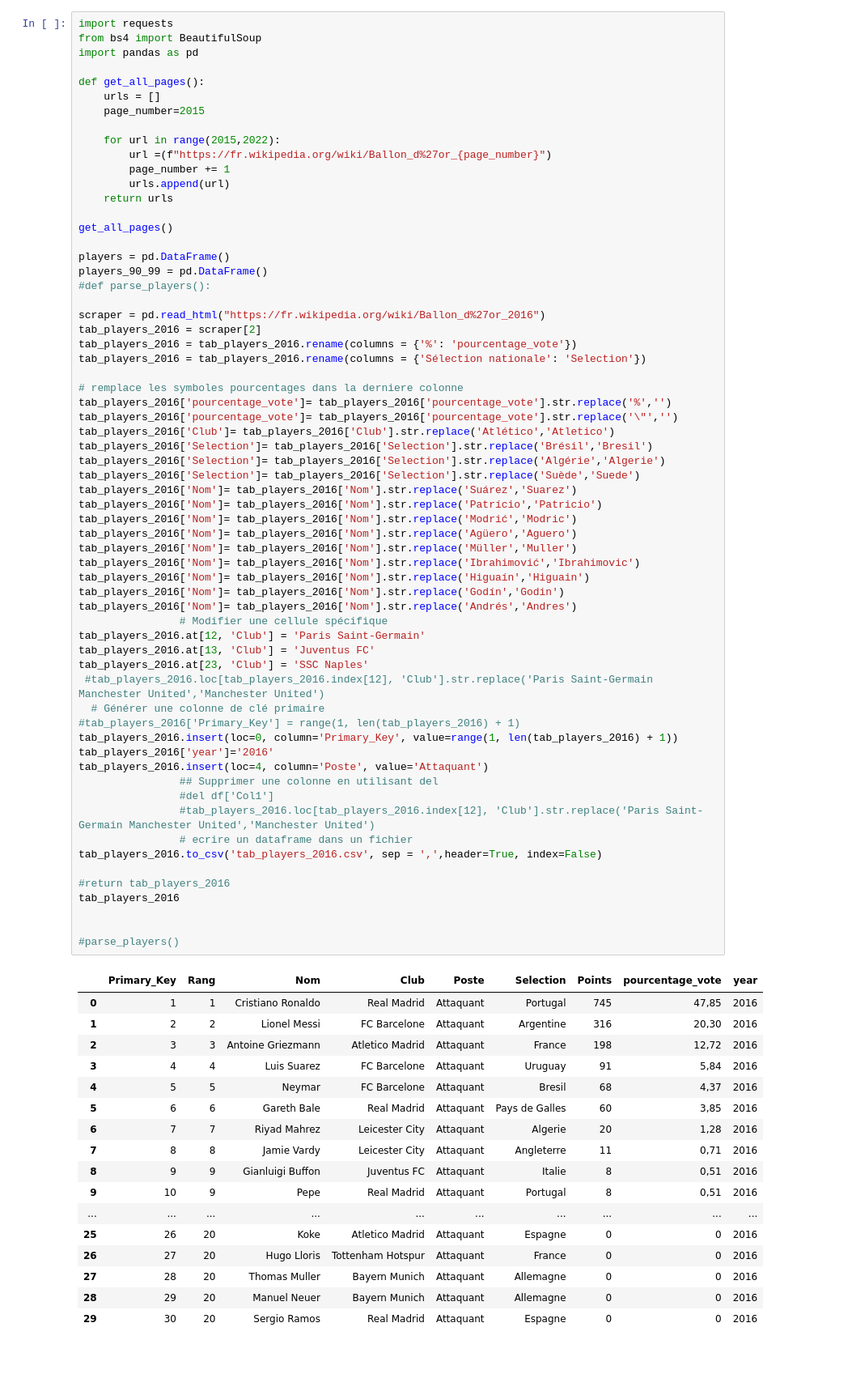
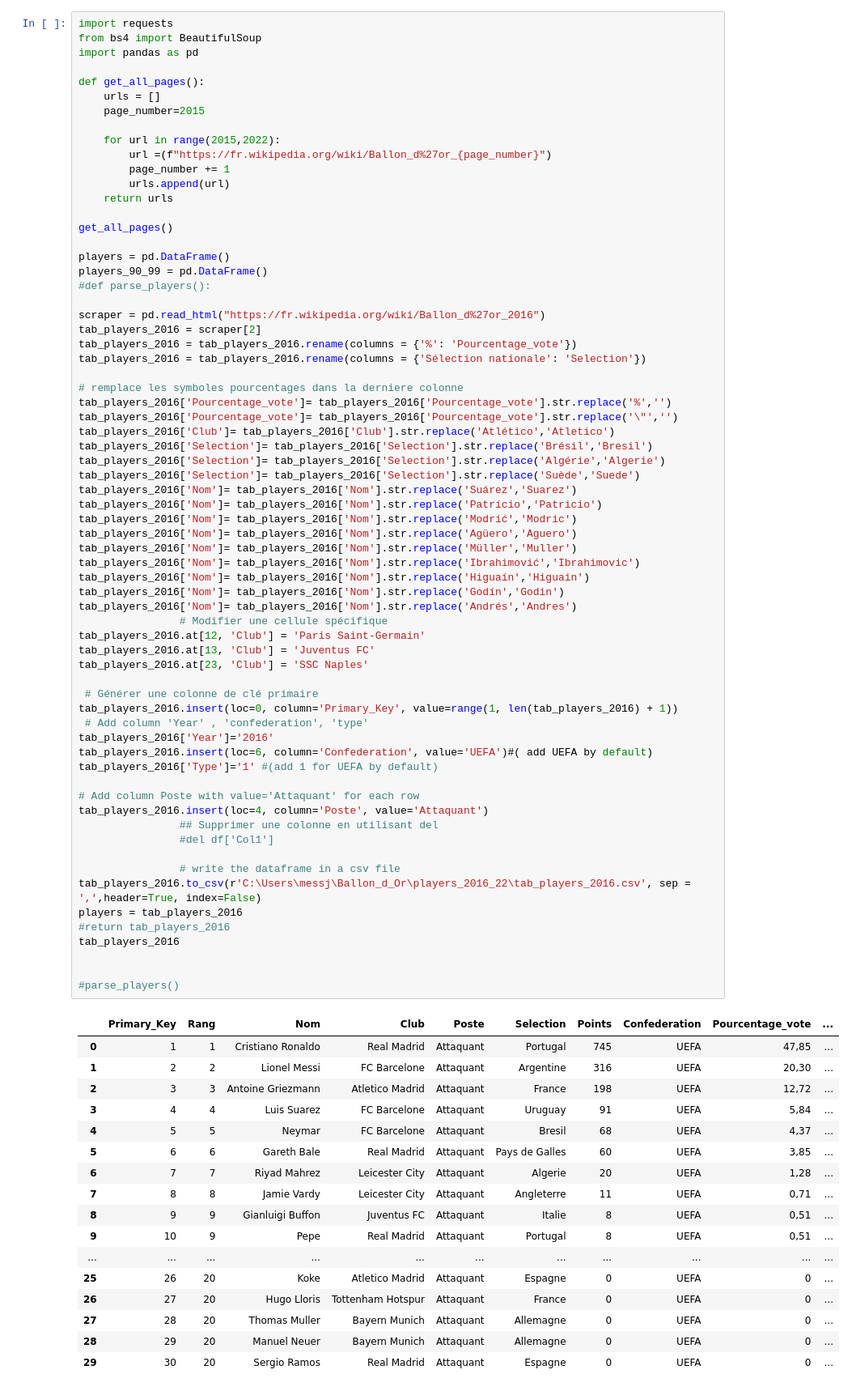
Before and after one commit to Lamessolo/BallonD_or_Analyse, a Jupyter notebook: BallondOrScraping.ipynb, the cells around one changed output. Shown at 81% size. Saved outputs shown, nothing was run; the diff lists cells and outputs as text; blank space fills up the shorter version.

```diff
--- a/BallondOrScraping.ipynb
+++ b/BallondOrScraping.ipynb
@@ -44,64 +45,68 @@ players_90_99 = pd.DataFrame()
 
 scraper = pd.read_html("https://fr.wikipedia.org/wiki/Ballon_d%27or_2016")
 tab_players_2016 = scraper[2]
-tab_players_2016 = tab_players_2016.rename(columns = {'%': 'pourcentage_vote'})
+tab_players_2016 = tab_players_2016.rename(columns = {'%': 'Pourcentage_vote'})
 tab_players_2016 = tab_players_2016.rename(columns = {'Sélection nationale': 'Selection'})
 
 # remplace les symboles pourcentages dans la derniere colonne
-tab_players_2016['pourcentage_vote']= tab_players_2016['pourcentage_vote'].str.replace('%','')
-tab_players_2016['pourcentage_vote']= tab_players_2016['pourcentage_vote'].str.replace('\"','')
+tab_players_2016['Pourcentage_vote']= tab_players_2016['Pourcentage_vote'].str.replace('%','')
+tab_players_2016['Pourcentage_vote']= tab_players_2016['Pourcentage_vote'].str.replace('\"','')
 tab_players_2016['Club']= tab_players_2016['Club'].str.replace('Atlético','Atletico')
 tab_players_2016['Selection']= tab_players_2016['Selection'].str.replace('Brésil','Bresil')
 tab_players_2016['Selection']= tab_players_2016['Selection'].str.replace('Algérie','Algerie')
 tab_players_2016['Selection']= tab_players_2016['Selection'].str.replace('Suède','Suede')
 tab_players_2016['Nom']= tab_players_2016['Nom'].str.replace('Suárez','Suarez')
 tab_players_2016['Nom']= tab_players_2016['Nom'].str.replace('Patrício','Patricio')
 tab_players_2016['Nom']= tab_players_2016['Nom'].str.replace('Modrić','Modric')
 tab_players_2016['Nom']= tab_players_2016['Nom'].str.replace('Agüero','Aguero')
 tab_players_2016['Nom']= tab_players_2016['Nom'].str.replace('Müller','Muller')
 tab_players_2016['Nom']= tab_players_2016['Nom'].str.replace('Ibrahimović','Ibrahimovic')
 tab_players_2016['Nom']= tab_players_2016['Nom'].str.replace('Higuaín','Higuain')
 tab_players_2016['Nom']= tab_players_2016['Nom'].str.replace('Godín','Godin')
 tab_players_2016['Nom']= tab_players_2016['Nom'].str.replace('Andrés','Andres')
                 # Modifier une cellule spécifique
 tab_players_2016.at[12, 'Club'] = 'Paris Saint-Germain'
 tab_players_2016.at[13, 'Club'] = 'Juventus FC'
 tab_players_2016.at[23, 'Club'] = 'SSC Naples'
- #tab_players_2016.loc[tab_players_2016.index[12], 'Club'].str.replace('Paris Saint-Germain Manchester United','Manchester United')
-  # Générer une colonne de clé primaire
-#tab_players_2016['Primary_Key'] = range(1, len(tab_players_2016) + 1)
+
+ # Générer une colonne de clé primaire
 tab_players_2016.insert(loc=0, column='Primary_Key', value=range(1, len(tab_players_2016) + 1))
-tab_players_2016['year']='2016'
+ # Add column 'Year' , 'confederation', 'type'
+tab_players_2016['Year']='2016'
+tab_players_2016.insert(loc=6, column='Confederation', value='UEFA')#( add UEFA by default)
+tab_players_2016['Type']='1' #(add 1 for UEFA by default)
+
+# Add column Poste with value='Attaquant' for each row
 tab_players_2016.insert(loc=4, column='Poste', value='Attaquant')
                 ## Supprimer une colonne en utilisant del
                 #del df['Col1']
-                #tab_players_2016.loc[tab_players_2016.index[12], 'Club'].str.replace('Paris Saint-Germain Manchester United','Manchester United')
-                # ecrire un dataframe dans un fichier
-tab_players_2016.to_csv('tab_players_2016.csv', sep = ',',header=True, index=False)
 
+                # write the dataframe in a csv file
+tab_players_2016.to_csv(r'C:\Users\messj\Ballon_d_Or\players_2016_22\tab_players_2016.csv', sep = ',',header=True, index=False)
+players = tab_players_2016
 #return tab_players_2016
 tab_players_2016
 
 
 #parse_players()
 # %% [output]
-|  | Primary_Key | Rang | Nom | Club | Poste | Selection | Points | pourcentage_vote | year |
-| 0 | 1 | 1 | Cristiano Ronaldo | Real Madrid | Attaquant | Portugal | 745 | 47,85 | 2016 |
-| 1 | 2 | 2 | Lionel Messi | FC Barcelone | Attaquant | Argentine | 316 | 20,30 | 2016 |
-| 2 | 3 | 3 | Antoine Griezmann | Atletico Madrid | Attaquant | France | 198 | 12,72 | 2016 |
-| 3 | 4 | 4 | Luis Suarez | FC Barcelone | Attaquant | Uruguay | 91 | 5,84 | 2016 |
-| 4 | 5 | 5 | Neymar | FC Barcelone | Attaquant | Bresil | 68 | 4,37 | 2016 |
-| 5 | 6 | 6 | Gareth Bale | Real Madrid | Attaquant | Pays de Galles | 60 | 3,85 | 2016 |
-| 6 | 7 | 7 | Riyad Mahrez | Leicester City | Attaquant | Algerie | 20 | 1,28 | 2016 |
-| 7 | 8 | 8 | Jamie Vardy | Leicester City | Attaquant | Angleterre | 11 | 0,71 | 2016 |
-| 8 | 9 | 9 | Gianluigi Buffon | Juventus FC | Attaquant | Italie | 8 | 0,51 | 2016 |
-| 9 | 10 | 9 | Pepe | Real Madrid | Attaquant | Portugal | 8 | 0,51 | 2016 |
-| ... | ... | ... | ... | ... | ... | ... | ... | ... | ... |
-| 25 | 26 | 20 | Koke | Atletico Madrid | Attaquant | Espagne | 0 | 0 | 2016 |
-| 26 | 27 | 20 | Hugo Lloris | Tottenham Hotspur | Attaquant | France | 0 | 0 | 2016 |
-| 27 | 28 | 20 | Thomas Muller | Bayern Munich | Attaquant | Allemagne | 0 | 0 | 2016 |
-| 28 | 29 | 20 | Manuel Neuer | Bayern Munich | Attaquant | Allemagne | 0 | 0 | 2016 |
-| 29 | 30 | 20 | Sergio Ramos | Real Madrid | Attaquant | Espagne | 0 | 0 | 2016 |
+|  | Primary_Key | Rang | Nom | Club | Poste | Selection | Points | Confederation | Pourcentage_vote | ... |
+| 0 | 1 | 1 | Cristiano Ronaldo | Real Madrid | Attaquant | Portugal | 745 | UEFA | 47,85 | ... |
+| 1 | 2 | 2 | Lionel Messi | FC Barcelone | Attaquant | Argentine | 316 | UEFA | 20,30 | ... |
+| 2 | 3 | 3 | Antoine Griezmann | Atletico Madrid | Attaquant | France | 198 | UEFA | 12,72 | ... |
+| 3 | 4 | 4 | Luis Suarez | FC Barcelone | Attaquant | Uruguay | 91 | UEFA | 5,84 | ... |
+| 4 | 5 | 5 | Neymar | FC Barcelone | Attaquant | Bresil | 68 | UEFA | 4,37 | ... |
+| 5 | 6 | 6 | Gareth Bale | Real Madrid | Attaquant | Pays de Galles | 60 | UEFA | 3,85 | ... |
+| 6 | 7 | 7 | Riyad Mahrez | Leicester City | Attaquant | Algerie | 20 | UEFA | 1,28 | ... |
+| 7 | 8 | 8 | Jamie Vardy | Leicester City | Attaquant | Angleterre | 11 | UEFA | 0,71 | ... |
+| 8 | 9 | 9 | Gianluigi Buffon | Juventus FC | Attaquant | Italie | 8 | UEFA | 0,51 | ... |
+| 9 | 10 | 9 | Pepe | Real Madrid | Attaquant | Portugal | 8 | UEFA | 0,51 | ... |
+| ... | ... | ... | ... | ... | ... | ... | ... | ... | ... | ... |
+| 25 | 26 | 20 | Koke | Atletico Madrid | Attaquant | Espagne | 0 | UEFA | 0 | ... |
+| 26 | 27 | 20 | Hugo Lloris | Tottenham Hotspur | Attaquant | France | 0 | UEFA | 0 | ... |
+| 27 | 28 | 20 | Thomas Muller | Bayern Munich | Attaquant | Allemagne | 0 | UEFA | 0 | ... |
+| 28 | 29 | 20 | Manuel Neuer | Bayern Munich | Attaquant | Allemagne | 0 | UEFA | 0 | ... |
+| 29 | 30 | 20 | Sergio Ramos | Real Madrid | Attaquant | Espagne | 0 | UEFA | 0 | ... |
 # %%
 #def parse_players_2017():
 scraper = pd.read_html("https://fr.wikipedia.org/wiki/Ballon_d%27or_2017")
```
Also changed, not shown: parts of 10 cells of this notebook, 14 other files.
